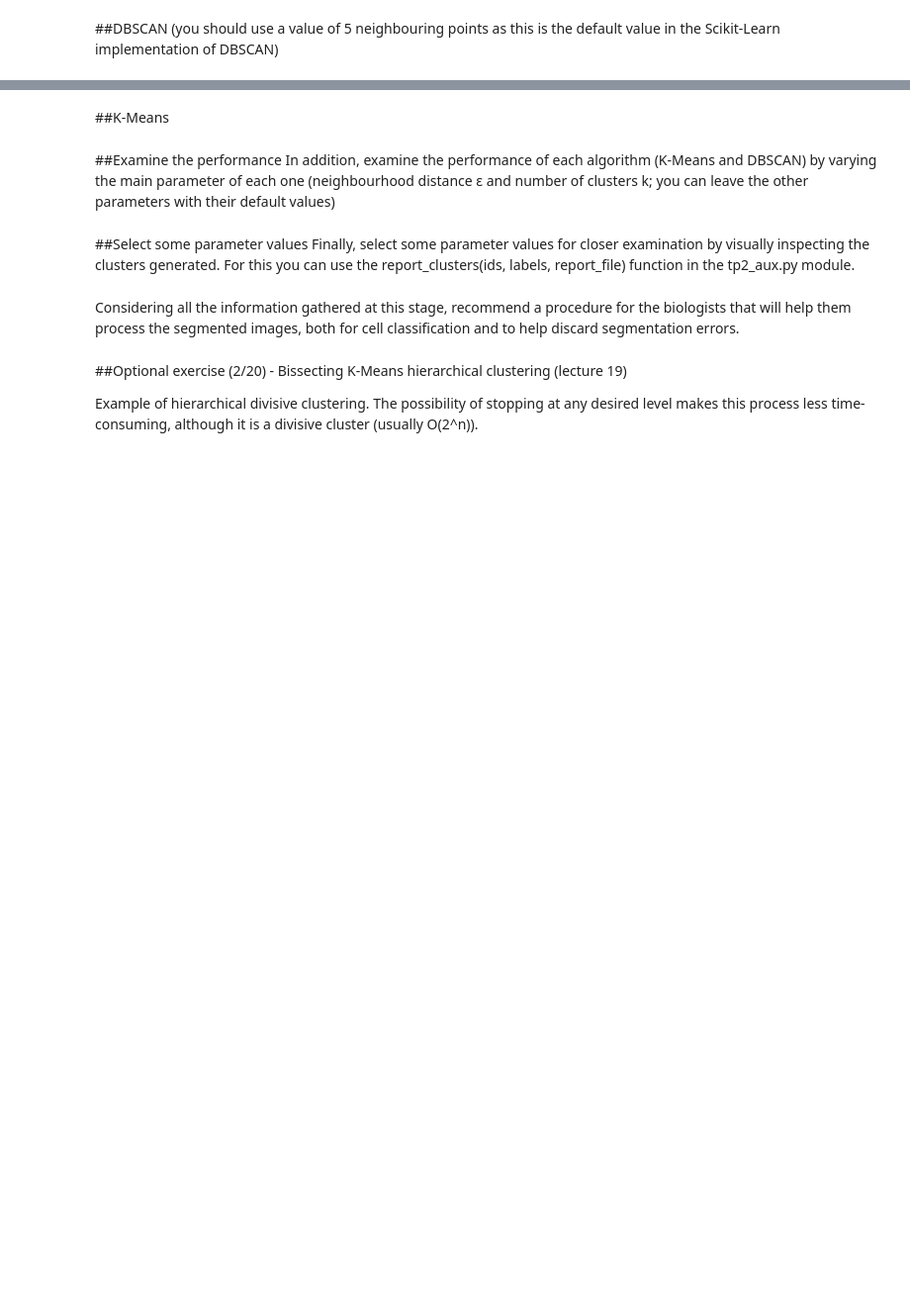
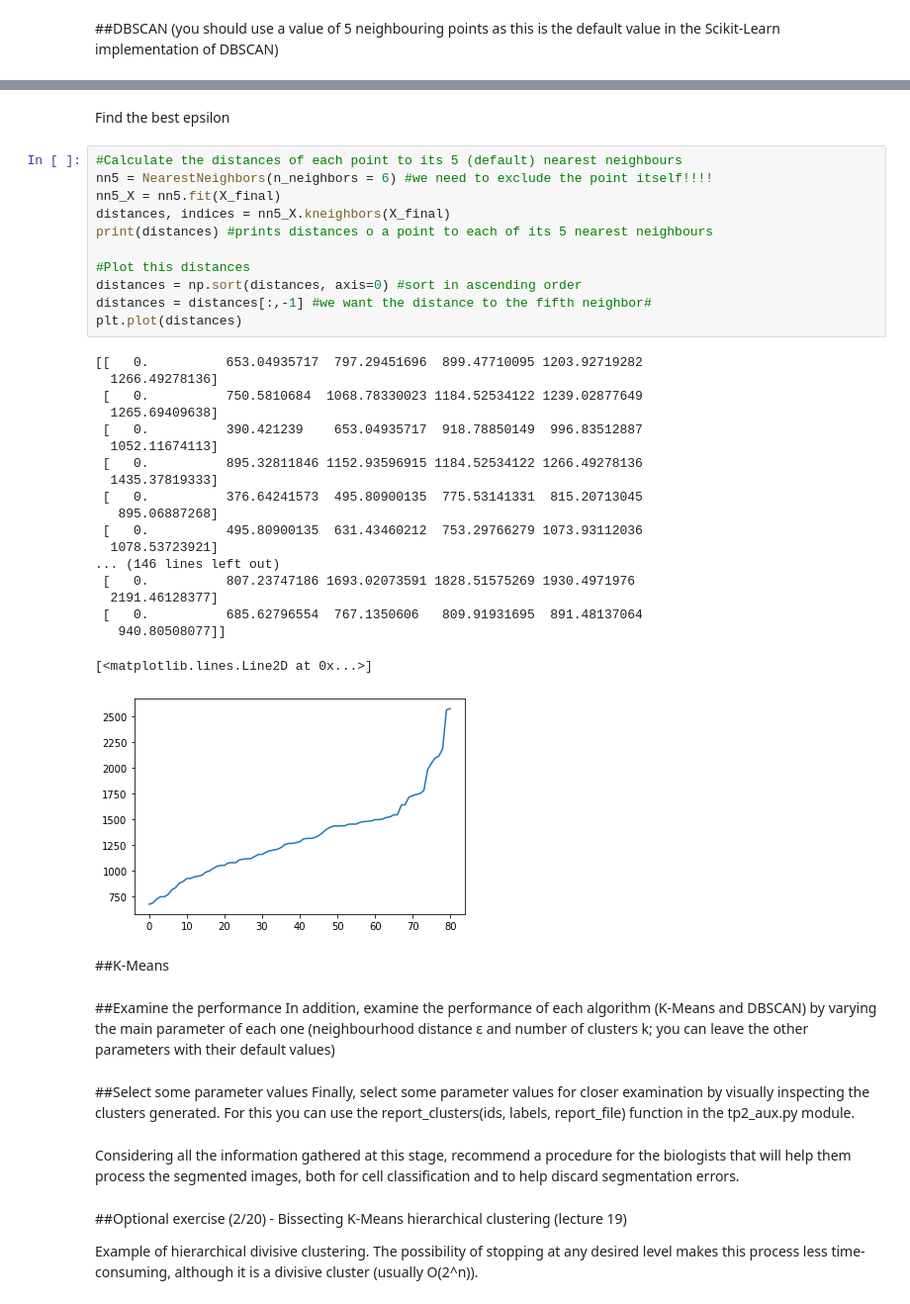
Before and after one commit to Migaalee/machine_learning, a Jupyter notebook: Assigment2_AA.ipynb, the cells around one changed output, grey strips where cells are left out. Shown: that part at 99% size. Saved outputs shown, nothing was run; the diff lists cells and outputs as text; blank space fills up the shorter version.

```diff
--- a/Assigment2_AA.ipynb
+++ b/Assigment2_AA.ipynb
@@ -301,3 +374,36 @@ For this assignment, you will parametrize and compare at least two clustering al
+# %% [markdown]
+Find the best epsilon
+# %%
+#Calculate the distances of each point to its 5 (default) nearest neighbours
+nn5 = NearestNeighbors(n_neighbors = 6) #we need to exclude the point itself!!!!
+nn5_X = nn5.fit(X_final)
+distances, indices = nn5_X.kneighbors(X_final)
+print(distances) #prints distances o a point to each of its 5 nearest neighbours
+
+#Plot this distances
+distances = np.sort(distances, axis=0) #sort in ascending order
+distances = distances[:,-1] #we want the distance to the fifth neighbor#
+plt.plot(distances)
+# %% [output]
+[[   0.          653.04935717  797.29451696  899.47710095 1203.92719282
+  1266.49278136]
+ [   0.          750.5810684  1068.78330023 1184.52534122 1239.02877649
+  1265.69409638]
+ [   0.          390.421239    653.04935717  918.78850149  996.83512887
+  1052.11674113]
+ [   0.          895.32811846 1152.93596915 1184.52534122 1266.49278136
+  1435.37819333]
+ [   0.          376.64241573  495.80900135  775.53141331  815.20713045
+   895.06887268]
+ [   0.          495.80900135  631.43460212  753.29766279 1073.93112036
+  1078.53723921]
+... (146 lines left out)
+ [   0.          807.23747186 1693.02073591 1828.51575269 1930.4971976
+  2191.46128377]
+ [   0.          685.62796554  767.1350606   809.91931695  891.48137064
+   940.80508077]]
+[<matplotlib.lines.Line2D at 0x...>]
+[figure, added]
 # %% [markdown]
 ##K-Means
 # %% [markdown]
```
Also changed, not shown: parts of 33 cells of this notebook.
